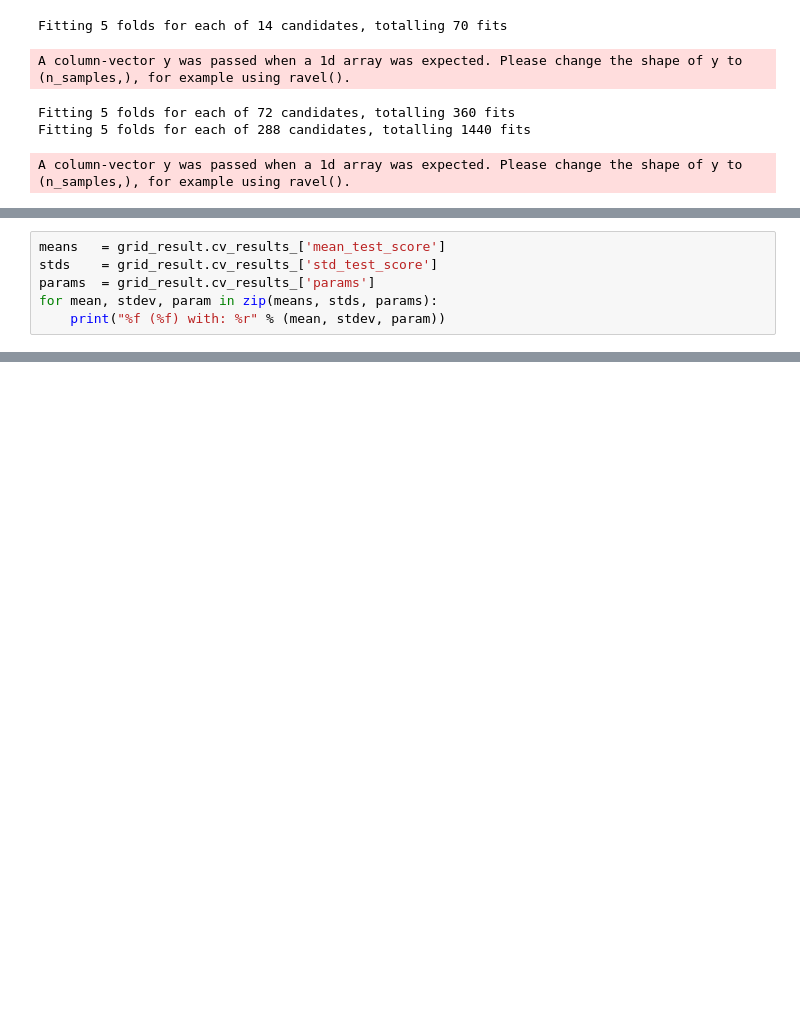
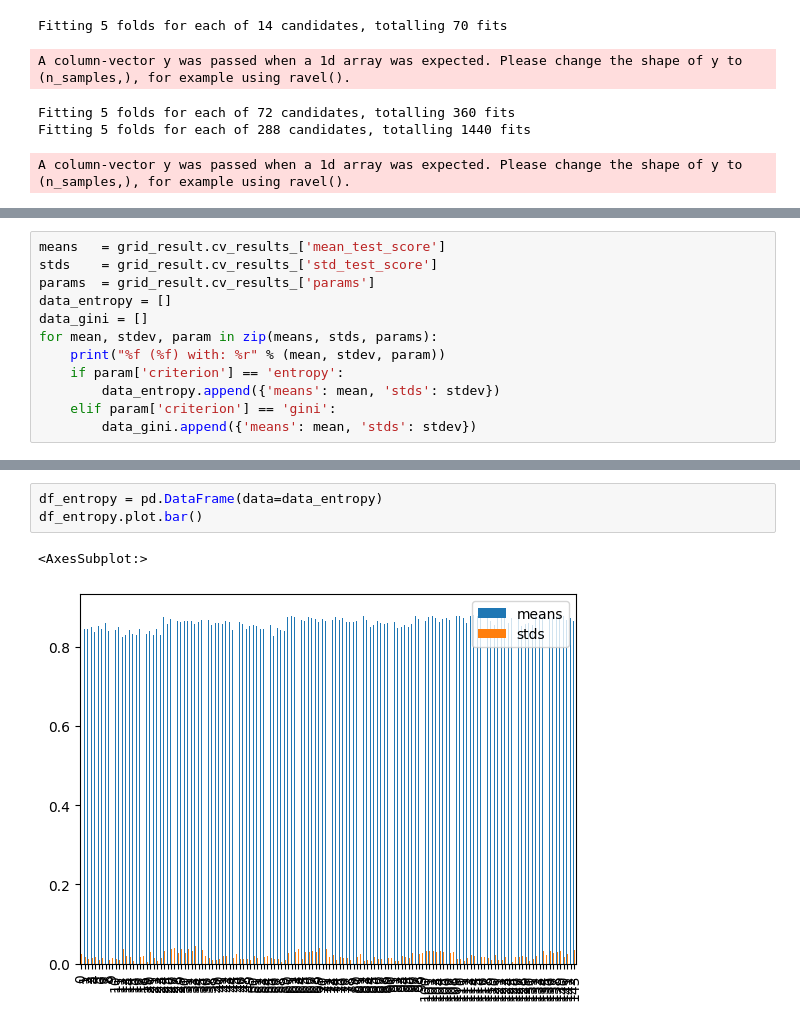
Before and after one commit to Nuttanan29445/MachineLearning, a Jupyter notebook: Act7.ipynb, the cells around one changed output, grey strips where cells are left out. Cells and saved outputs as stored; diff of their text form; blank space fills up the shorter version.

```diff
--- a/Act7.ipynb
+++ b/Act7.ipynb
@@ -439,6 +454,12 @@ Best score:  0.8874772036474164
 means   = grid_result.cv_results_['mean_test_score']
 stds    = grid_result.cv_results_['std_test_score']
 params  = grid_result.cv_results_['params']
+data_entropy = []
+data_gini = []
 for mean, stdev, param in zip(means, stds, params):
     print("%f (%f) with: %r" % (mean, stdev, param))
+    if param['criterion'] == 'entropy':
+        data_entropy.append({'means': mean, 'stds': stdev})
+    elif param['criterion'] == 'gini':
+        data_gini.append({'means': mean, 'stds': stdev})
 # %% [output]
@@ -461,0 +484,6 @@ for mean, stdev, param in zip(means, stds, params):
+# %%
+df_entropy = pd.DataFrame(data=data_entropy)
+df_entropy.plot.bar()
+# %% [output]
+<AxesSubplot:>
+[figure, added]
```
Also changed, not shown: parts of 6 cells of this notebook, 4 other files.
